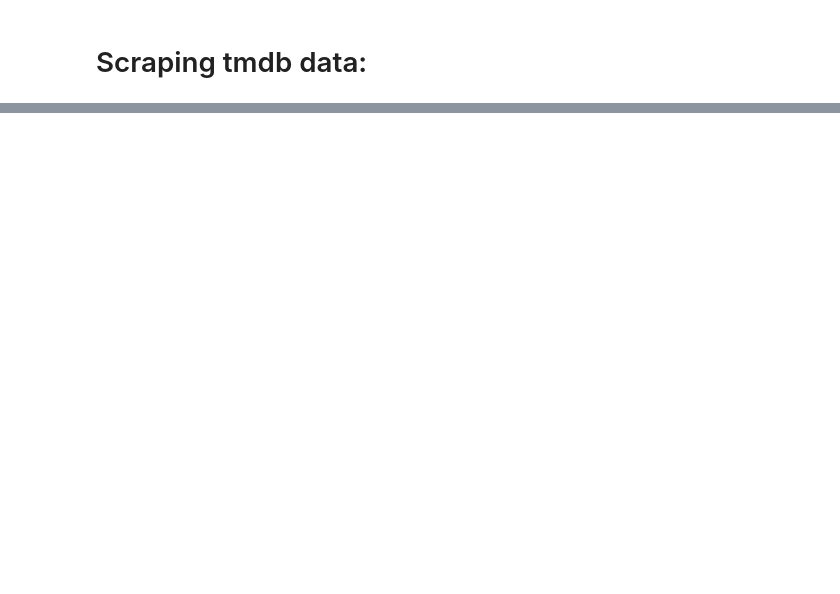
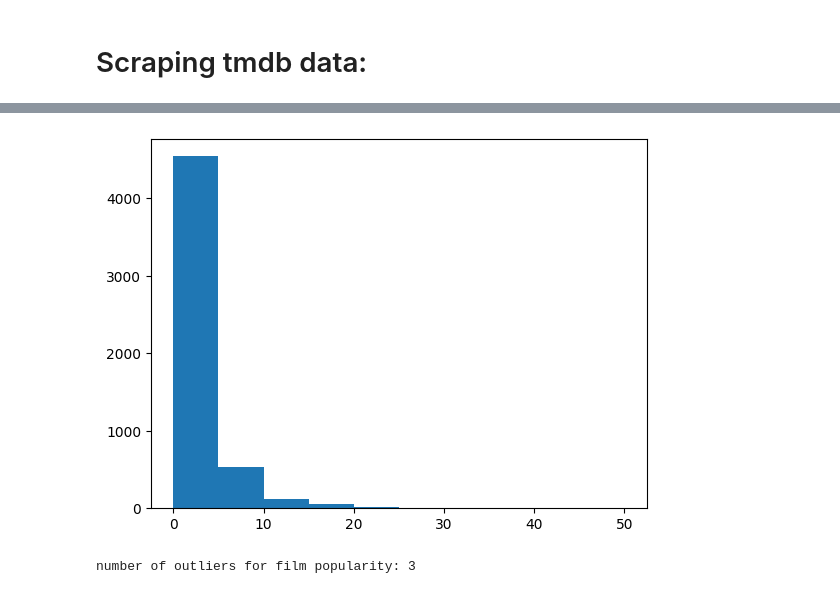
Before and after one commit to bruno-iorio/DALAS-project, a Jupyter notebook: Project.ipynb, the cells around one changed output, grey strips where cells are left out. Saved outputs shown, nothing was run; the diff lists cells and outputs as text; code cells hidden in the pictures; blank space fills up the shorter version.

```diff
--- a/Project.ipynb
+++ b/Project.ipynb
@@ -138,0 +227,9 @@ count_nan_overview =np.int64(0)
+# %%
+x = df["popularity_film"]
+plt.hist(x,range=(x.min(), 50))
+plt.show()
+
+print(f"number of outliers for film popularity: {(x>x.mean() + 5*x.std()).sum().sum()}")
+# %% [output]
+[figure, added]
+number of outliers for film popularity: 3
```
Also changed, not shown: parts of 10 cells of this notebook, 4 other files.
